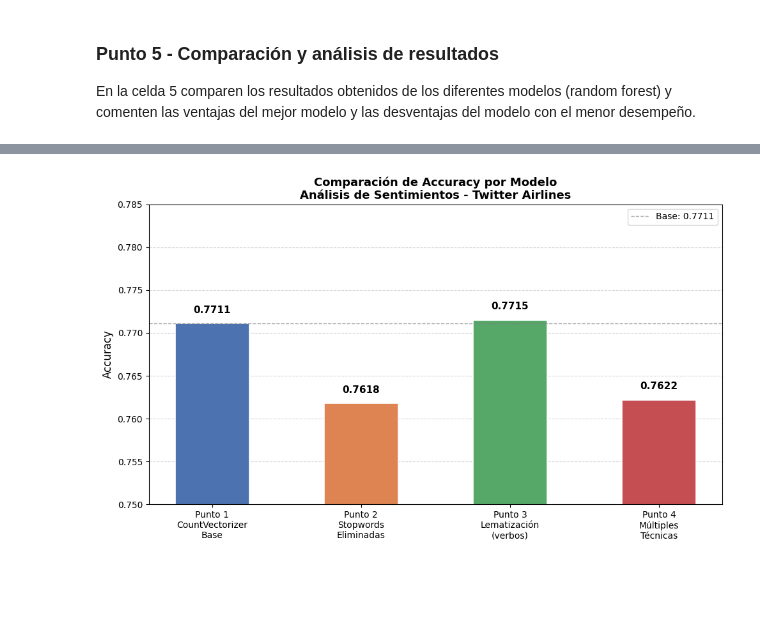
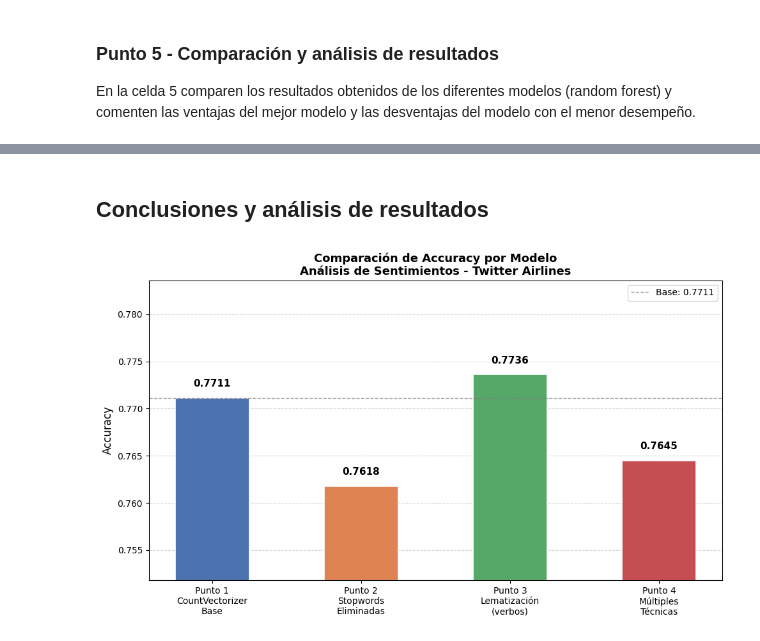
Before and after one commit to dianagar9527/Grupo_27_ML, a Jupyter notebook: Semana 5/S5TC1_Analisis_Sentimientos_taller.ipynb, the cells around one changed output, grey strips where cells are left out. Cells and saved outputs as stored; diff of their text form; code cells hidden in the pictures; blank space fills up the shorter version.

```diff
--- a/Semana 5/S5TC1_Analisis_Sentimientos_taller.ipynb
+++ b/Semana 5/S5TC1_Analisis_Sentimientos_taller.ipynb
@@ -171,8 +171,8 @@ lemmatizer = WordNetLemmatizer()
 
 # Obtención e impresión de los lemas de cada palabra de la lista asumiendo que cada palabra es un verbo
 def lemmatize_text(text):
-    # words = text.lower().split()
-    words = text.split()
+    words = text.lower().split()
+    # words = text.split()
     lemmatized = [lemmatizer.lemmatize(word, pos='v') for word in words]
     return " ".join(lemmatized)
 
@@ -266,6 +254,6 @@ Finalmente, es importante considerar que el dataset está desbalanceado (con may
+# %% [markdown]
+## Conclusiones y análisis de resultados
 # %%
-
-
 modelos = [
     'Punto 1\nCountVectorizer\nBase',
     'Punto 2\nStopwords\nEliminadas',
@@ -273,36 +261,35 @@ modelos = [
     'Punto 4\nMúltiples\nTécnicas'
 ]
 
-accuracies = [0.7711, 0.7618, 0.7715, 0.7622]
+# Leyendo las variables calculadas en cada punto del taller
+accuracies = [accuracy, accuracy_sw, accuracy_lem, accuracy_mix]
 
 colores = ['#4C72B0', '#DD8452', '#55A868', '#C44E52']
 
 fig, ax = plt.subplots(figsize=(10, 6))
 
 bars = ax.bar(modelos, accuracies, color=colores, width=0.5, edgecolor='white', linewidth=1.2)
 
-# Etiquetas encima de cada barra
 for bar, acc in zip(bars, accuracies):
     ax.text(
         bar.get_x() + bar.get_width() / 2,
         bar.get_height() + 0.001,
         f'{acc:.4f}',
         ha='center', va='bottom',
         fontsize=11, fontweight='bold'
     )
 
-# Línea de referencia (modelo base)
 ax.axhline(y=accuracies[0], color='gray', linestyle='--', linewidth=1, alpha=0.7, label=f'Base: {accuracies[0]:.4f}')
 
-ax.set_ylim(0.75, 0.785)
+ax.set_ylim(min(accuracies) - 0.01, max(accuracies) + 0.01)
 ax.set_ylabel('Accuracy', fontsize=12)
 ax.set_title('Comparación de Accuracy por Modelo\nAnálisis de Sentimientos - Twitter Airlines', fontsize=13, fontweight='bold')
 ax.legend(fontsize=10)
 ax.yaxis.grid(True, linestyle='--', alpha=0.5)
 ax.set_axisbelow(True)
 
 plt.tight_layout()
 plt.savefig('accuracy_modelos.png', dpi=150, bbox_inches='tight')
 plt.show()
 # %% [output]
-[figure, old version]
+[figure, new version]
```
Also changed, not shown: parts of 3 cells of this notebook.
